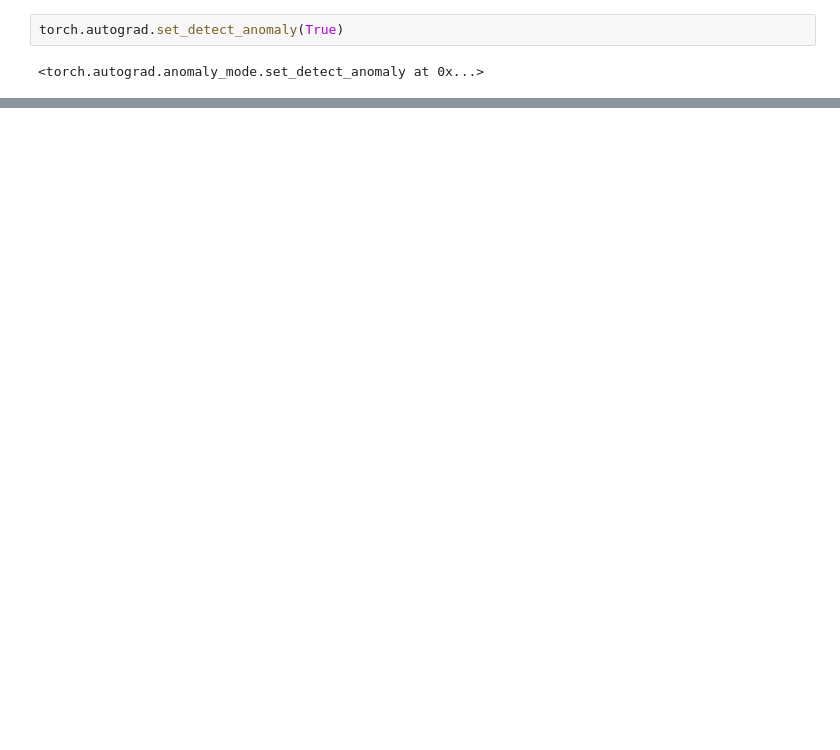
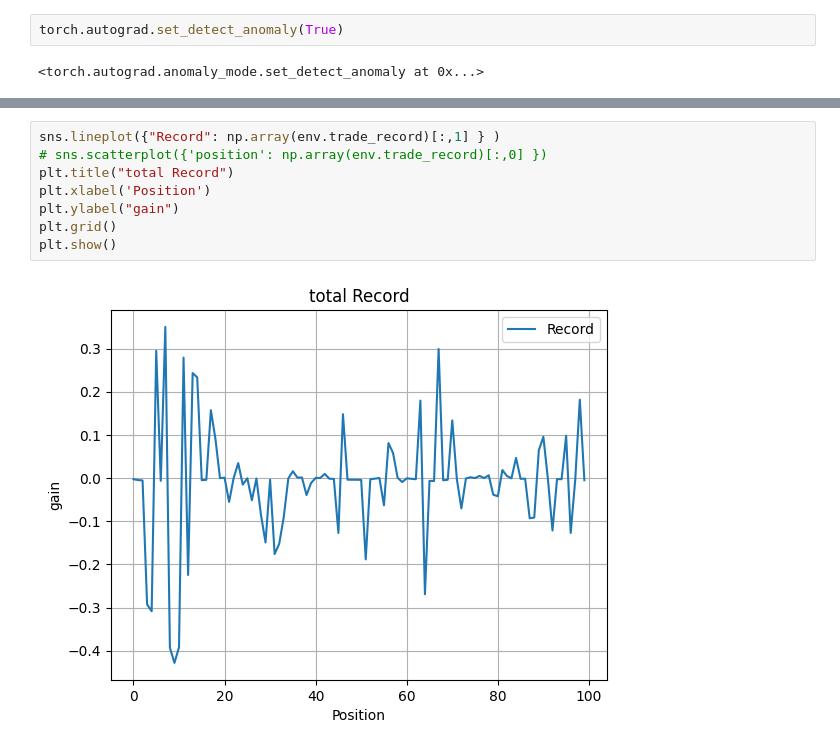
Before and after one commit to amirhu37/reinforc-gold, a Jupyter notebook: trade-with-ai-agent.ipynb, the cells around one changed output, grey strips where cells are left out. Drawn from its saved outputs; the diff is of its cells as text; blank space fills up the shorter version.

```diff
--- a/trade-with-ai-agent.ipynb
+++ b/trade-with-ai-agent.ipynb
@@ -478,0 +522,10 @@ plt.show()
+# %%
+sns.lineplot({"Record": np.array(env.trade_record)[:,1] } )
+# sns.scatterplot({'position': np.array(env.trade_record)[:,0] })
+plt.title("total Record")
+plt.xlabel('Position')
+plt.ylabel("gain")
+plt.grid()
+plt.show()
+# %% [output]
+[figure, added]
```
Also changed, not shown: parts of 37 cells of this notebook, 8 other files.
